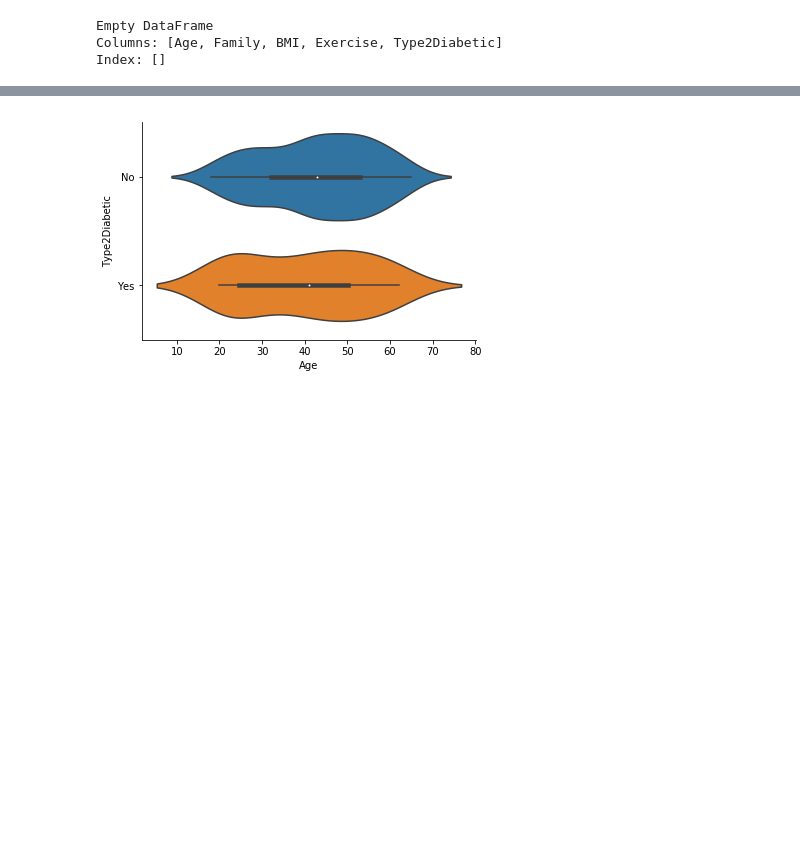
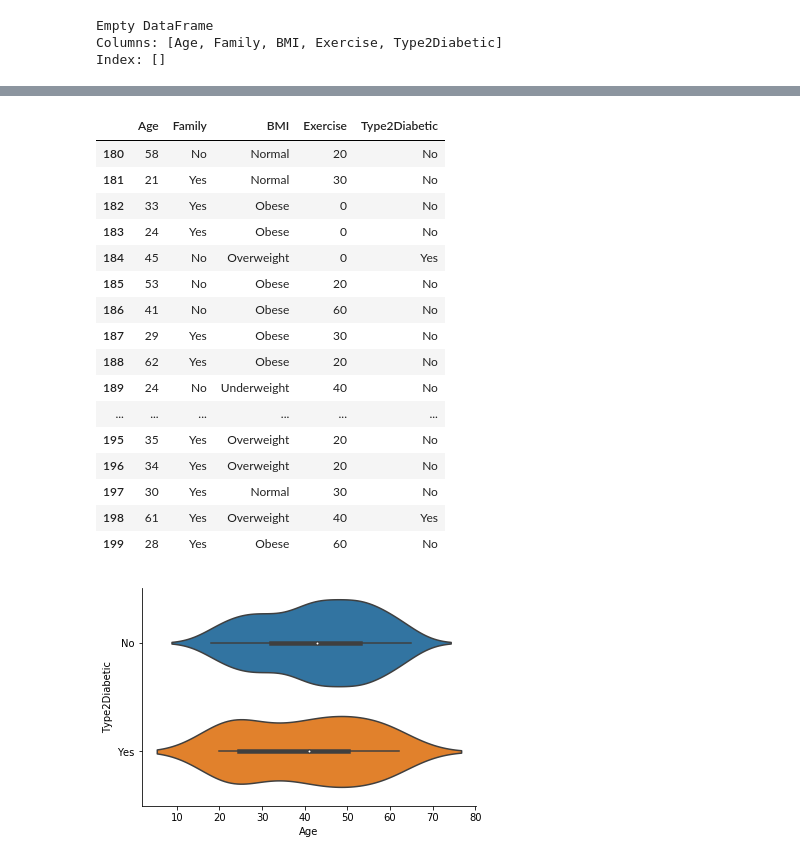
Before and after one commit to pauladaly/Programming_DA_Project, a Jupyter notebook: Programming_DA_Project.ipynb, the cells around one changed output, grey strips where cells are left out. Saved outputs shown, nothing was run; the diff lists cells and outputs as text; code cells hidden in the pictures; blank space fills up the shorter version.

```diff
--- a/Programming_DA_Project.ipynb
+++ b/Programming_DA_Project.ipynb
@@ -218,3 +259,23 @@ df.head(20)
+# %%
+df.tail(20)
+# %% [output]
+|  | Age | Family | BMI | Exercise | Type2Diabetic |
+| 180 | 58 | No | Normal | 20 | No |
+| 181 | 21 | Yes | Normal | 30 | No |
+| 182 | 33 | Yes | Obese | 0 | No |
+| 183 | 24 | Yes | Obese | 0 | No |
+| 184 | 45 | No | Overweight | 0 | Yes |
+| 185 | 53 | No | Obese | 20 | No |
+| 186 | 41 | No | Obese | 60 | No |
+| 187 | 29 | Yes | Obese | 30 | No |
+| 188 | 62 | Yes | Obese | 20 | No |
+| 189 | 24 | No | Underweight | 40 | No |
+| ... | ... | ... | ... | ... | ... |
+| 195 | 35 | Yes | Overweight | 20 | No |
+| 196 | 34 | Yes | Overweight | 20 | No |
+| 197 | 30 | Yes | Normal | 30 | No |
+| 198 | 61 | Yes | Overweight | 40 | Yes |
+| 199 | 28 | Yes | Obese | 60 | No |
 # %%
 sns.violinplot(df['Age'], df['Type2Diabetic'])
 sns.despine()
```
Also changed, not shown: parts of 17 cells of this notebook.
